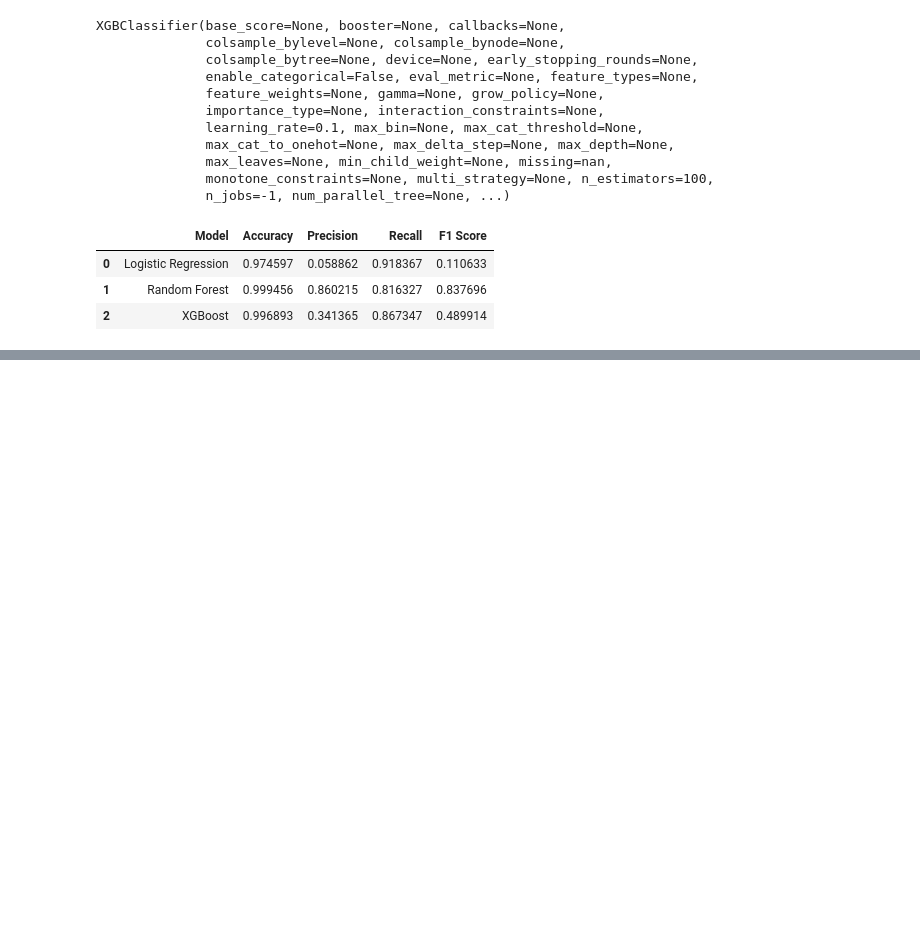
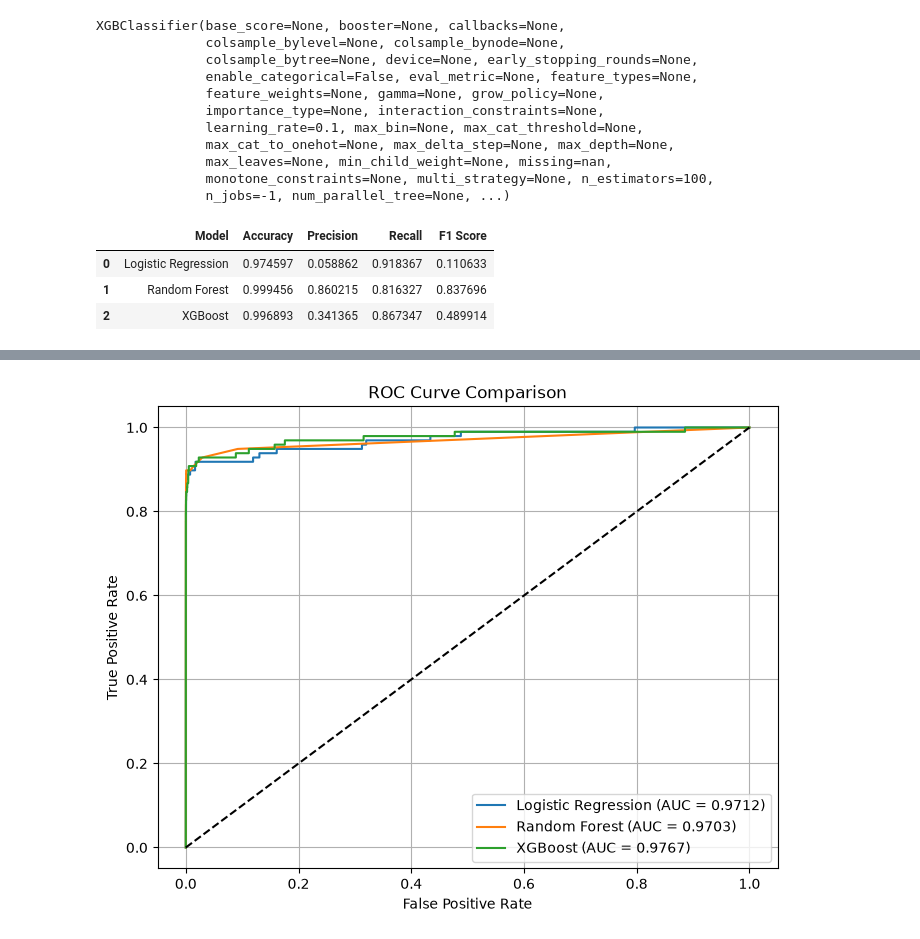
Before and after one commit to AbhishekPurbey02/fraud-detection-ml-system, a Jupyter notebook: notebooks/experiments/Experiment_02_Model_Comparison.ipynb, the cells around one changed output, grey strips where cells are left out. Drawn from its saved outputs; the diff is of its cells as text; code cells hidden in the pictures; blank space fills up the shorter version.

```diff
--- a/notebooks/experiments/Experiment_02_Model_Comparison.ipynb
+++ b/notebooks/experiments/Experiment_02_Model_Comparison.ipynb
@@ -130,0 +181,42 @@ results_df
+# %%
+lr_prob = lr_model.predict_proba(x_test)[:,1]
+
+rf_prob = rf_model.predict_proba(x_test)[:,1]
+
+xgb_prob = xgb_model.predict_proba(x_test)[:,1]
+# %%
+from sklearn.metrics import roc_curve, roc_auc_score
+
+lr_fpr, lr_tpr, _ = roc_curve(y_test, lr_prob)
+rf_fpr, rf_tpr, _ = roc_curve(y_test, rf_prob)
+xgb_fpr, xgb_tpr, _ = roc_curve(y_test, xgb_prob)
+
+lr_auc = roc_auc_score(y_test, lr_prob)
+rf_auc = roc_auc_score(y_test, rf_prob)
+xgb_auc = roc_auc_score(y_test, xgb_prob)
+# %%
+plt.figure(figsize=(8,6))
+
+plt.plot(lr_fpr, lr_tpr,
+         label=f"Logistic Regression (AUC = {lr_auc:.4f})")
+
+plt.plot(rf_fpr, rf_tpr,
+         label=f"Random Forest (AUC = {rf_auc:.4f})")
+
+plt.plot(xgb_fpr, xgb_tpr,
+         label=f"XGBoost (AUC = {xgb_auc:.4f})")
+
+plt.plot([0,1],[0,1],'k--')
+
+plt.xlabel("False Positive Rate")
+plt.ylabel("True Positive Rate")
+
+plt.title("ROC Curve Comparison")
+
+plt.legend()
+
+plt.grid(True)
+
+plt.show()
+# %% [output]
+[figure, added]
```
Also changed, not shown: parts of 5 cells of this notebook.
